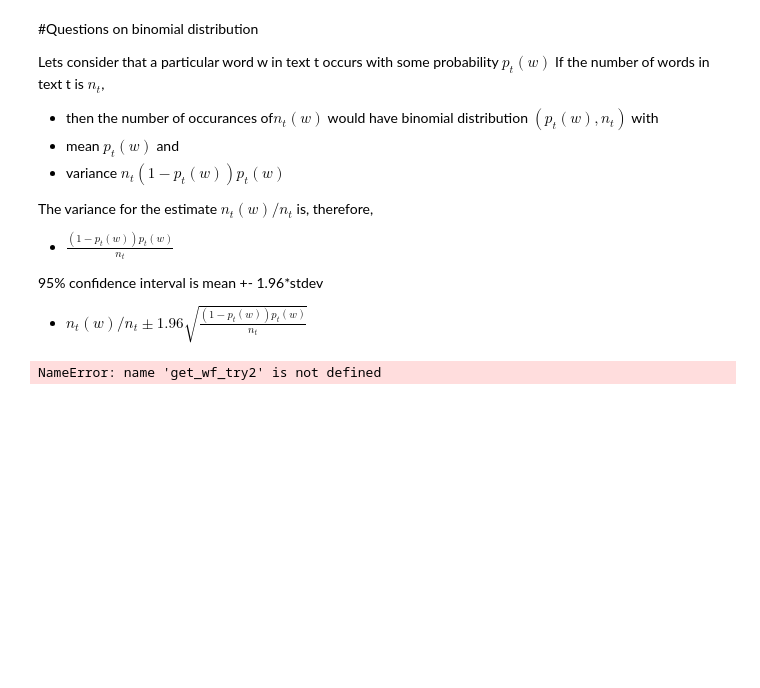
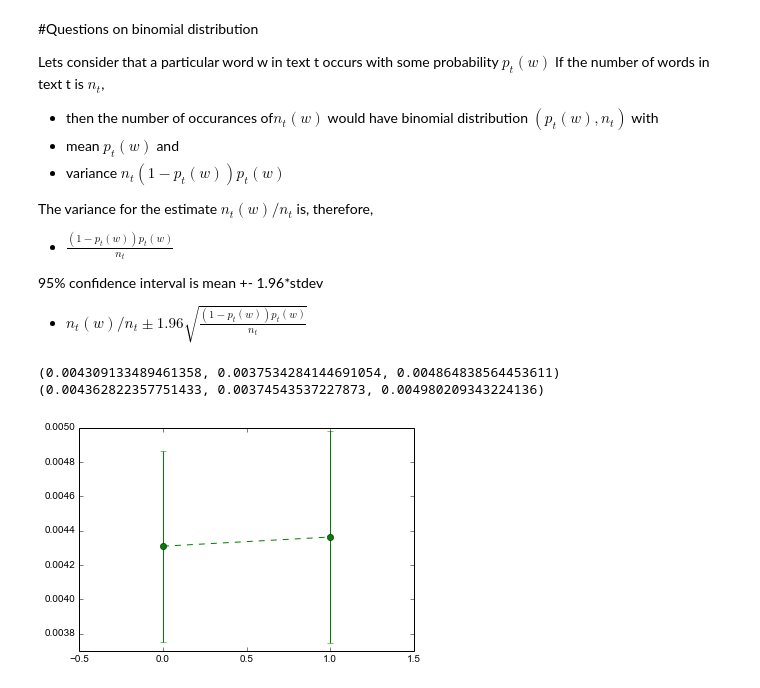
Before and after one commit to fdac/Assignment1, a Jupyter notebook: Solution1.ipynb, the cells around one changed output. Drawn from its saved outputs; the diff is of its cells as text; code cells hidden in the pictures; blank space fills up the shorter version.

```diff
--- a/Solution1.ipynb
+++ b/Solution1.ipynb
@@ -1833,7 +1833,32 @@ The variance for the estimate $n_t(w)/n_t$ is, therefore,
 * $n_t(w)/n_t \pm 1.96\sqrt{\frac{(1-p_t(w))p_t(w)}{n_t}}$
 # %%
 #Now compare frequencies of "like" in two texts
-(wf_he1, tw_he1) = get_wf_try2('http://www.gutenberg.org/dirs/etext01/hoend10h.htm')
-(wf_book1, tw_book1) = get_wf_try2('https://archive.org/stream/HarryPotterAndTheSorcerersStone_496/HarryPotterAndTheSorcerersStonebook1_djvu.txt')
+(wf_he1, tw_he1,wf_he1_all) = get_wf_try2('http://www.gutenberg.org/dirs/etext01/hoend10h.htm')
+(wf_book1, tw_book1,wf_book1_all) = get_wf_try2('https://archive.org/stream/HarryPotterAndTheSorcerersStone_496/HarryPotterAndTheSorcerersStonebook1_djvu.txt')
-# %% [output]
-NameError: name 'get_wf_try2' is not defined
+# %%
+import math
+def calcCI (nw,n):
+    p = (nw+0.0)/n
+    sd = math.sqrt(p*(1-p)/n)
+    return (p, p-1.96*sd,p+1.96*sd)
+# %%
+ci = calcCI(wf_he1_all['like'],tw_he1)
+ci1 = calcCI(wf_book1_all['like'],tw_book1)
+print ci
+print ci1
+# %% [output]
+(0.004309133489461358, 0.0037534284144691054, 0.004864838564453611)
+(0.004362822357751433, 0.00374543537227873, 0.004980209343224136)
+# %%
+import numpy as np
+import scipy.stats as ss
+data_m = [ ci[0],ci1[0] ]   #(Means of your data)
+data_ci = [ ci[1]-ci[0], ci1[2]-ci1[0] ]# ci1[0]-ci1[1], ci1[2]-ci1[0] ]
+import matplotlib.pyplot as plt
+plt.plot([0,1], data_m, linestyle="dashed", marker="o", color="green")
+plt.errorbar([0,1], data_m, yerr=data_ci, linestyle="None", marker="None", color="green")
+plt.xlim(-0.5,1.5)
+plt.ylim(0.0037,0.005)
+plt.show()
+# %% [output]
+[figure, added]
```
Also changed, not shown: parts of 3 cells of this notebook.
